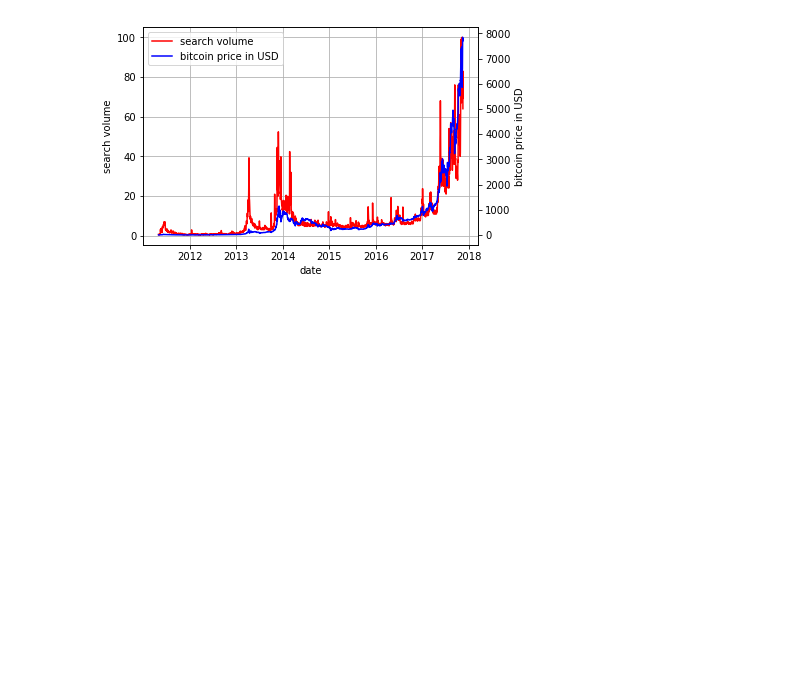
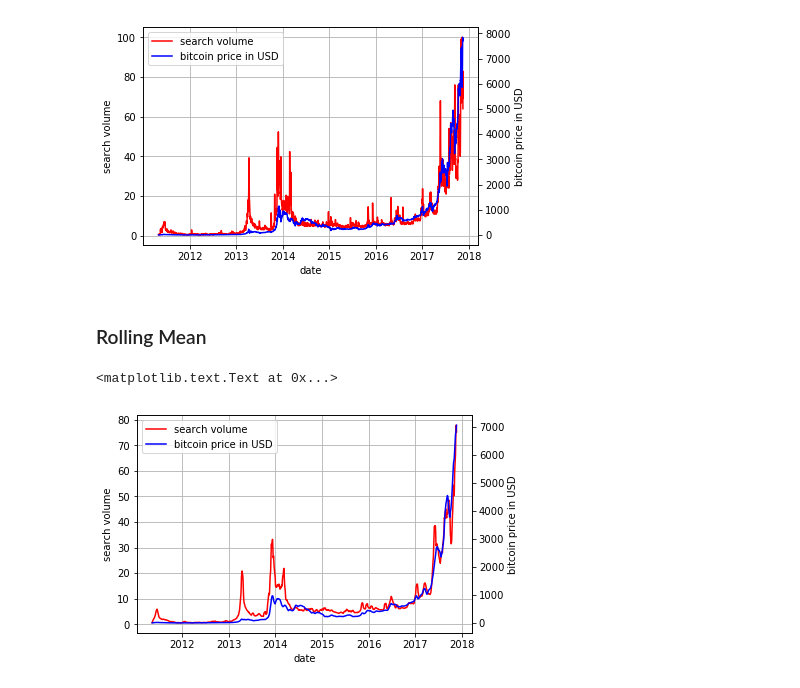
Before and after one commit to thutrangdong/coding-thesis, a Jupyter notebook: workspace_jupyter/01_Getting_Data.ipynb, the cells around one changed output. Saved outputs shown, nothing was run; the diff lists cells and outputs as text; code cells hidden in the pictures; blank space fills up the shorter version.

```diff
--- a/workspace_jupyter/01_Getting_Data.ipynb
+++ b/workspace_jupyter/01_Getting_Data.ipynb
@@ -118,3 +119,27 @@ ax2.set_ylabel(bitcoin_title)
 # %% [output]
 <matplotlib.text.Text at 0x...>
 [figure]
+# %% [markdown]
+### Rolling Mean
+# %%
+data_mean = data.rolling(window=15,center=False).mean()
+
+#fig = matplotlib.pyplot.figure(num=None, figsize=(24, 5), dpi=200, facecolor='w', edgecolor='k')
+fig = matplotlib.pyplot.figure()
+ax = fig.add_subplot(111)
+ax.grid()
+lns1 = ax.plot(data_mean.index, data_mean.search_volume, label = search_volume_title, color ='r')
+ax2 = ax.twinx()
+lns2 = ax2.plot(data_mean.index, data_mean.bitcoin_price, label = bitcoin_title, color = 'b')
+
+lns = lns1+lns2
+labs = [l.get_label() for l in lns]
+ax.legend(lns, labs, loc=2)
+
+ax.set_xlabel("date")
+
+ax.set_ylabel(search_volume_title)
+ax2.set_ylabel(bitcoin_title)
+# %% [output]
+<matplotlib.text.Text at 0x...>
+[figure, added]
```
Also changed, not shown: parts of 1 cell of this notebook, 4 other files.
